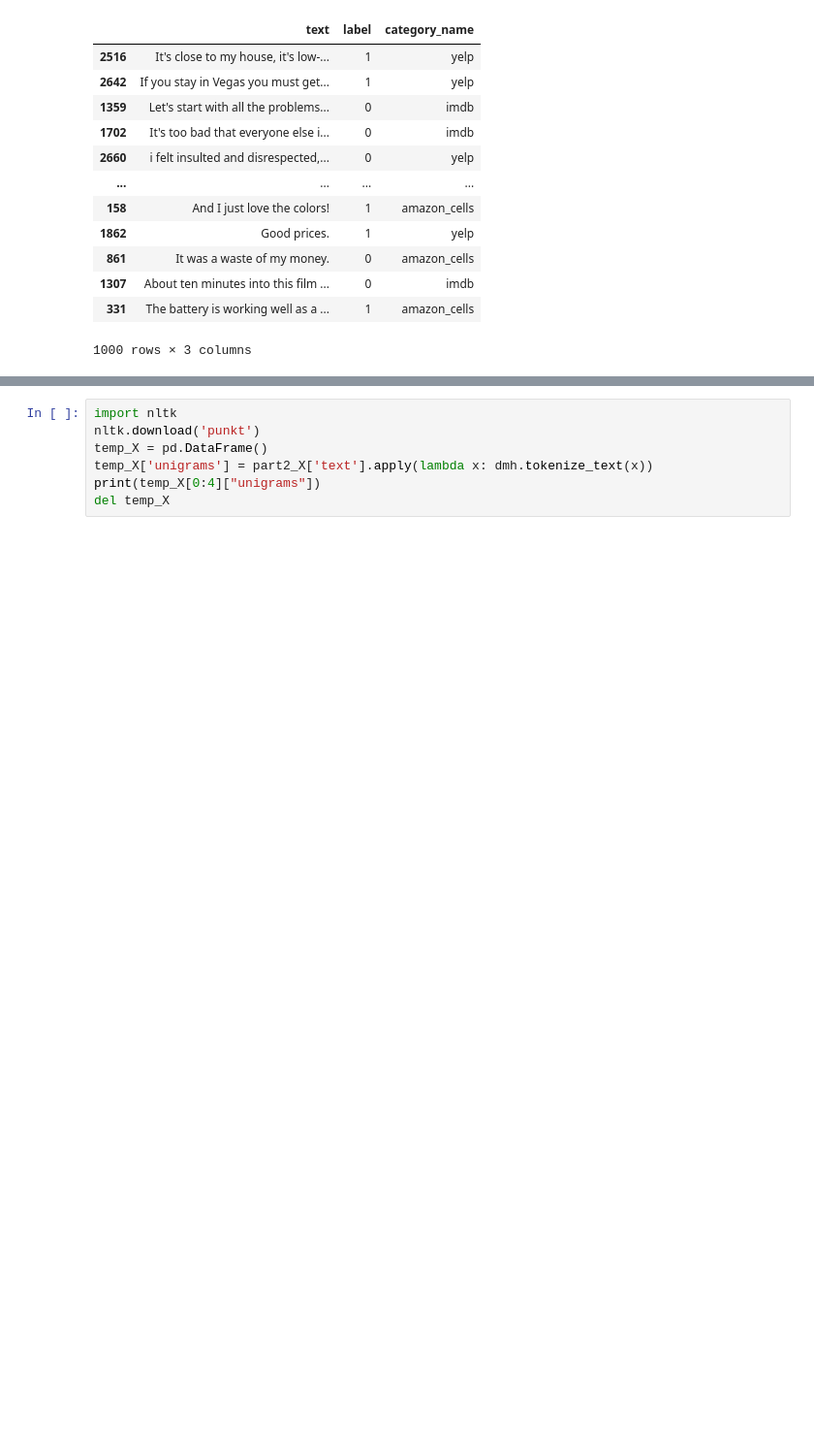
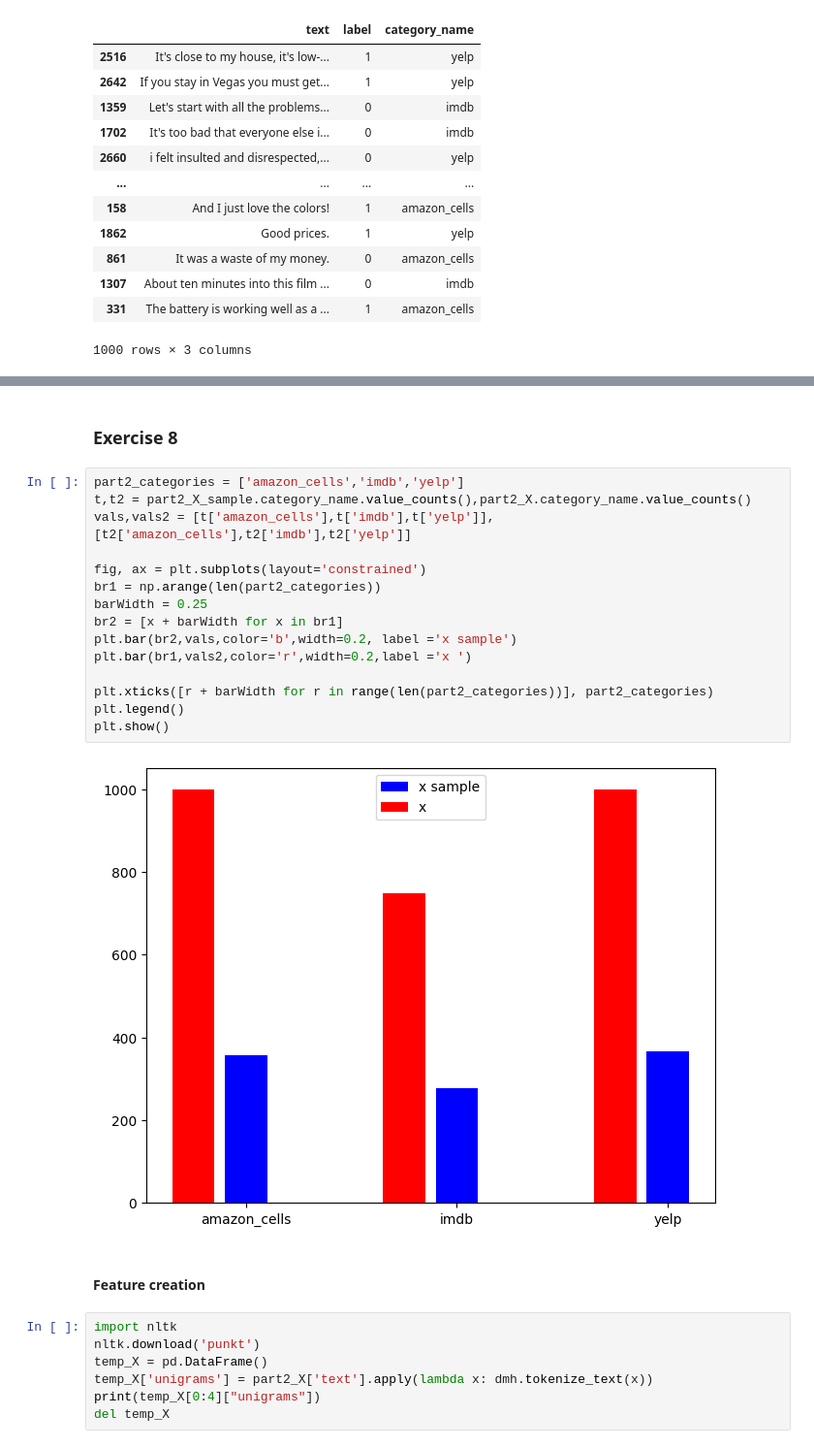
Before and after one commit to HuiXillya/DM2023-Lab1-Master, a Jupyter notebook: Homework/DM2023-Lab1-Homework.ipynb, the cells around one changed output, grey strips where cells are left out. Shown at 97% size. Cells and saved outputs as stored; diff of their text form; blank space fills up the shorter version.

```diff
--- a/Homework/DM2023-Lab1-Homework.ipynb
+++ b/Homework/DM2023-Lab1-Homework.ipynb
@@ -309,3 +364,24 @@ part2_X.category_name.value_counts().plot(kind = 'bar',
+# %% [markdown]
+### Exercise 8
+# %%
+part2_categories = ['amazon_cells','imdb','yelp']
+t,t2 = part2_X_sample.category_name.value_counts(),part2_X.category_name.value_counts()
+vals,vals2 = [t['amazon_cells'],t['imdb'],t['yelp']],[t2['amazon_cells'],t2['imdb'],t2['yelp']]
+
+fig, ax = plt.subplots(layout='constrained')
+br1 = np.arange(len(part2_categories))
+barWidth = 0.25
+br2 = [x + barWidth for x in br1]
+plt.bar(br2,vals,color='b',width=0.2, label ='x sample')
+plt.bar(br1,vals2,color='r',width=0.2,label ='x ')
+
+plt.xticks([r + barWidth for r in range(len(part2_categories))], part2_categories)
+plt.legend()
+plt.show()
+# %% [output]
+[figure, added]
+# %% [markdown]
+#### Feature creation
 # %%
 import nltk
 nltk.download('punkt')
```
Also changed, not shown: parts of 26 cells of this notebook.
